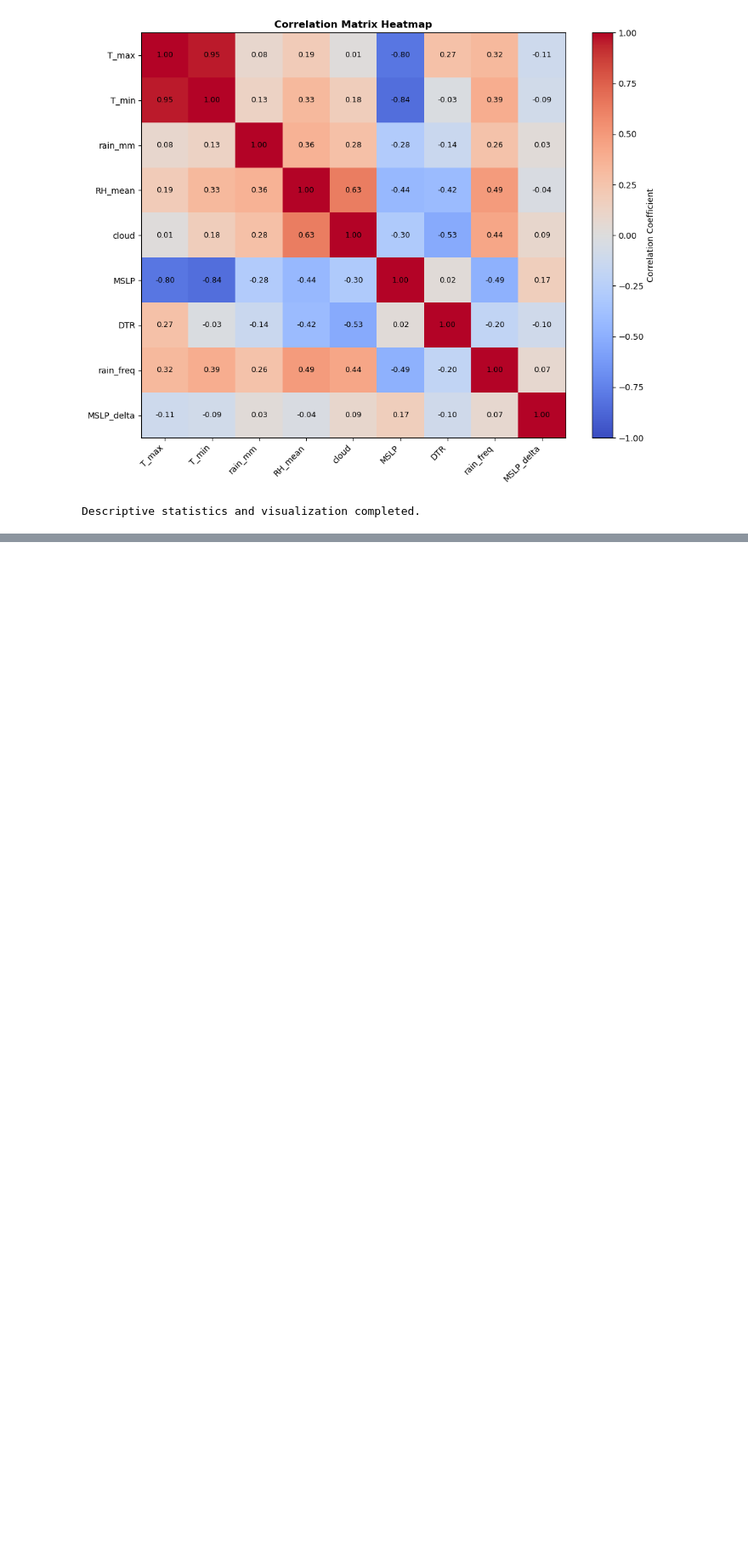
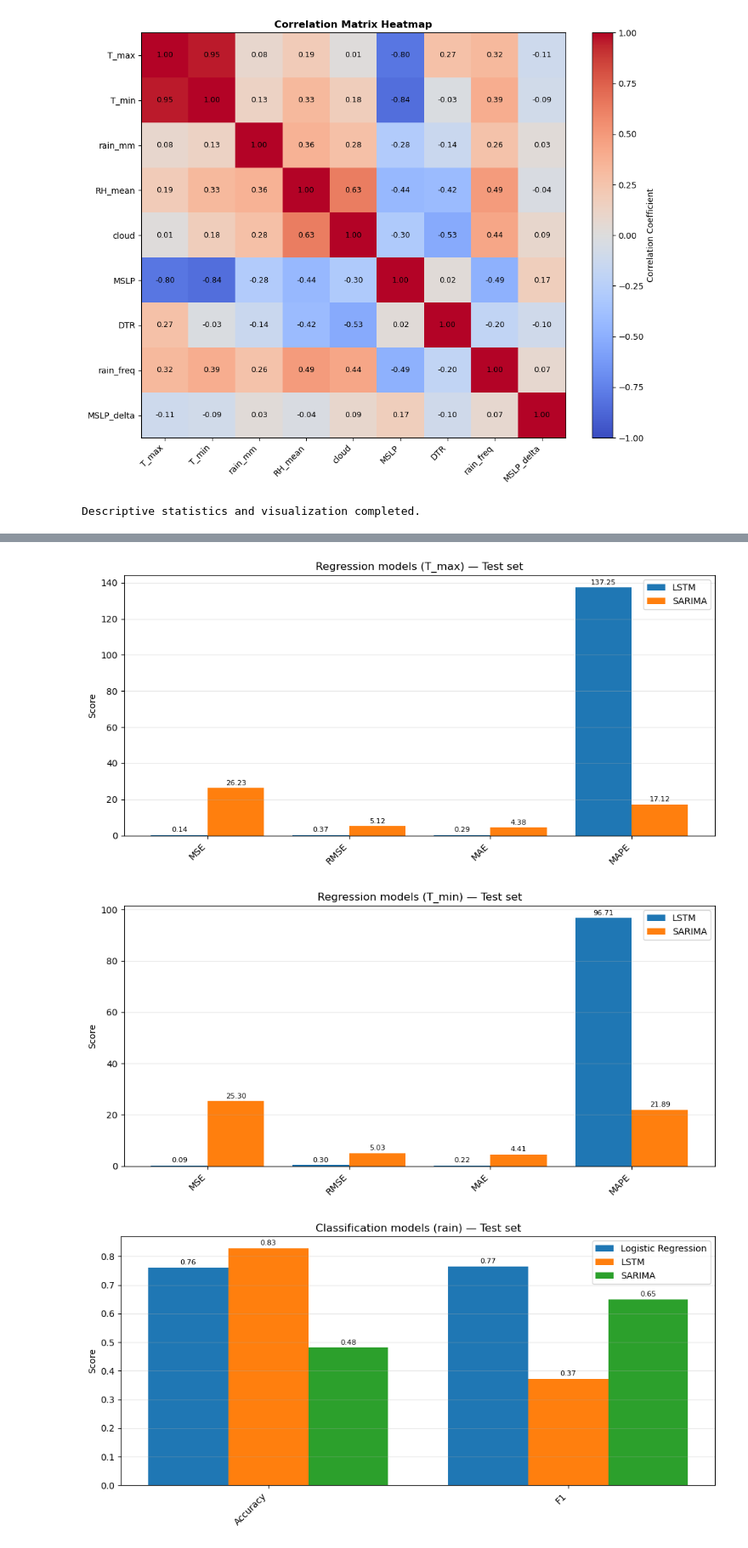
Before and after one commit to PengYe0203/ADA-group-project, a Jupyter notebook: ada_project.ipynb, the cells around one changed output, grey strips where cells are left out. Shown at 85% size. Drawn from its saved outputs; the diff is of its cells as text; code cells hidden in the pictures; blank space fills up the shorter version.

Commit message:
add models training and evaluation part to ipynb

```diff
--- a/ada_project.ipynb
+++ b/ada_project.ipynb
@@ -414,0 +691,18 @@ Output files:
+# %%
+# Train LSTM for rain classification (requires TensorFlow)
+try:
+    lstm_model_rain = train_lstm(
+        X_lstm_train_rain, y_lstm_train_rain,
+        X_val=X_lstm_valid_rain, y_val=y_lstm_valid_rain,
+        units=64, dropout=0.2, epochs=50, batch_size=32, patience=10, verbose=1,
+        classification=True
+    )
+    y_lstm_rain_test_pred = predict_lstm(lstm_model_rain, X_lstm_test_rain, classification=True)
+    lstm_rain_metrics_test = classification_metrics(y_lstm_test_rain, y_lstm_rain_test_pred)
+    print("LSTM rain — Test:", lstm_rain_metrics_test)
+    HAS_LSTM_RAIN = True
+except ImportError as e:
+    print("LSTM rain skipped (TensorFlow not installed):", e)
+    HAS_LSTM_RAIN = False
+    lstm_rain_metrics_test = None
+    y_lstm_rain_test_pred = None
@@ -414,0 +877,24 @@ Output files:
+# %%
+# Compare regression models with bar charts
+plot_model_comparison(
+    results_reg,
+    metric_names=["MSE", "RMSE", "MAE", "MAPE"],
+    title="Regression models (T_max) — Test set",
+)
+
+if results_reg_tmin:
+    plot_model_comparison(
+        results_reg_tmin,
+        metric_names=["MSE", "RMSE", "MAE", "MAPE"],
+        title="Regression models (T_min) — Test set",
+    )
+
+plot_model_comparison(
+    results_clf,
+    metric_names=["Accuracy", "F1"],
+    title="Classification models (rain) — Test set",
+)
+# %% [output]
+[figure, added]
+[figure, added]
+[figure, added]
```
Also changed, not shown: parts of 26 cells of this notebook, 21 other files.
